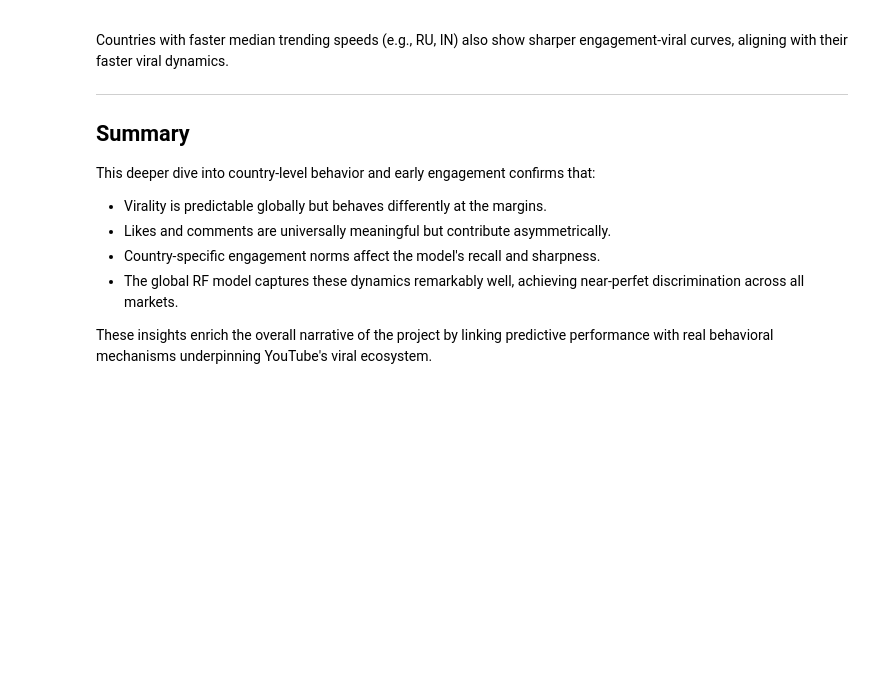
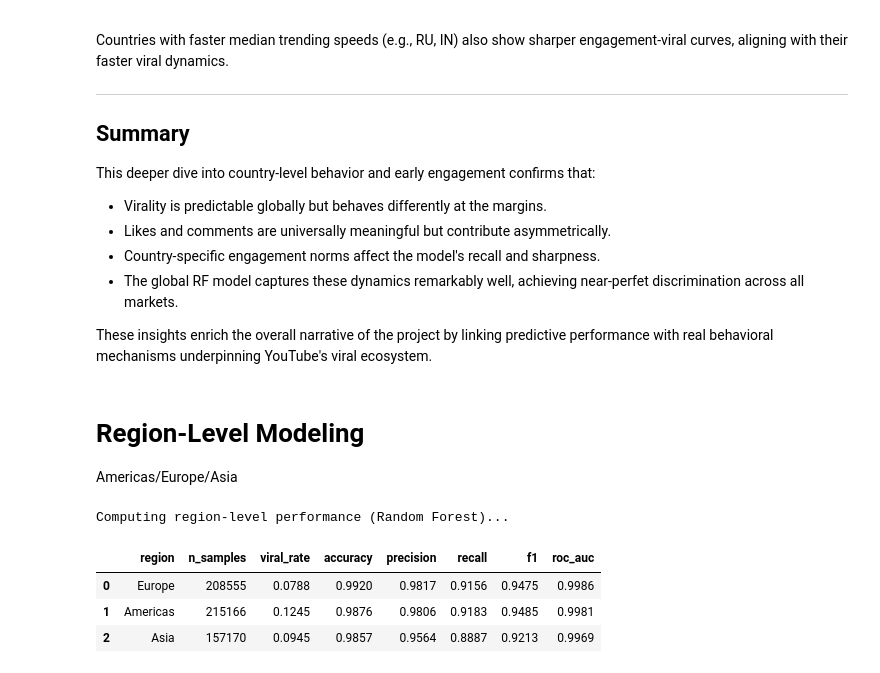
Before and after one commit to nancy1404/youtube-trending-analysis, a Jupyter notebook: notebooks/Gloabl_Notebook.ipynb, the cells around one changed output. Cells and saved outputs as stored; diff of their text form; code cells hidden in the pictures; blank space fills up the shorter version.

```diff
--- a/notebooks/Gloabl_Notebook.ipynb
+++ b/notebooks/Gloabl_Notebook.ipynb
@@ -923,13 +923,76 @@ This deeper dive into country-level behavior and early engagement confirms that:
 -   The global RF model captures these dynamics remarkably well, achieving near-perfet discrimination across all markets.
 
 These insights enrich the overall narrative of the project by linking predictive performance with real behavioral mechanisms underpinning YouTube's viral ecosystem.
+# %% [markdown]
+# Region-Level Modeling
+Americas/Europe/Asia
 # %%
-"""
+# === Region-level performance (using global Random Forest) ===
+
+from sklearn.metrics import accuracy_score, precision_score, recall_score, f1_score, roc_auc_score
+
+print("Computing region-level performance (Random Forest)...")
+
+# 1. Map each country to a region
 region_map = {
-    "US": "Americas", "CA": "Americas", "BR": "Americas", "MX": "Americas",
-    "GB": "Europe", "FR": "Europe", "DE": "Europe", "RU": "Europe",
-    "IN": "Asia", "JP": "Asia", "KR": "Asia"
+    "US": "Americas",
+    "CA": "Americas",
+    "BR": "Americas",
+    "MX": "Americas",
+    "GB": "Europe",
+    "FR": "Europe",
+    "DE": "Europe",
+    "RU": "Europe",
+    "IN": "Asia",
+    "JP": "Asia",
+    "KR": "Asia",
 }
 
-eng_sample["region"] = eng_sample["country"].map(region_map)
-"""
+# X_test is still a DataFrame, so we can grab the country column directly
+countries_test = X_test["country"]
+regions_test = countries_test.map(region_map)
+
+# 2. Get RF probabilities on the test set
+y_proba_rf_test = rf_pipeline.predict_proba(X_test)[:, 1]
+
+# 3. Compute metrics by region
+records = []
+for region in ["Americas", "Europe", "Asia"]:
+    mask = regions_test == region
+    if mask.sum() == 0:
+        continue
+
+    y_true_reg = y_test[mask]
+    y_prob_reg = y_proba_rf_test[mask]
+    y_pred_reg = (y_prob_reg >= 0.5).astype(int)
+
+    accuracy = accuracy_score(y_true_reg, y_pred_reg)
+    precision = precision_score(y_true_reg, y_pred_reg, zero_division=0)
+    recall = recall_score(y_true_reg, y_pred_reg, zero_division=0)
+    f1 = f1_score(y_true_reg, y_pred_reg, zero_division=0)
+    roc_auc = roc_auc_score(y_true_reg, y_prob_reg)
+
+    records.append({
+        "region": region,
+        "n_samples": mask.sum(),
+        "viral_rate": y_true_reg.mean(),
+        "accuracy": accuracy,
+        "precision": precision,
+        "recall": recall,
+        "f1": f1,
+        "roc_auc": roc_auc,
+    })
+
+region_metrics_df = (
+    pd.DataFrame(records)
+      .sort_values("roc_auc", ascending=False)
+      .reset_index(drop=True)
+)
+
+region_metrics_df
+# %% [output]
+Computing region-level performance (Random Forest)...
+|  | region | n_samples | viral_rate | accuracy | precision | recall | f1 | roc_auc |
+| 0 | Europe | 208555 | 0.0788 | 0.9920 | 0.9817 | 0.9156 | 0.9475 | 0.9986 |
+| 1 | Americas | 215166 | 0.1245 | 0.9876 | 0.9806 | 0.9183 | 0.9485 | 0.9981 |
+| 2 | Asia | 157170 | 0.0945 | 0.9857 | 0.9564 | 0.8887 | 0.9213 | 0.9969 |
```
Also changed, not shown: parts of 1 cell of this notebook.
